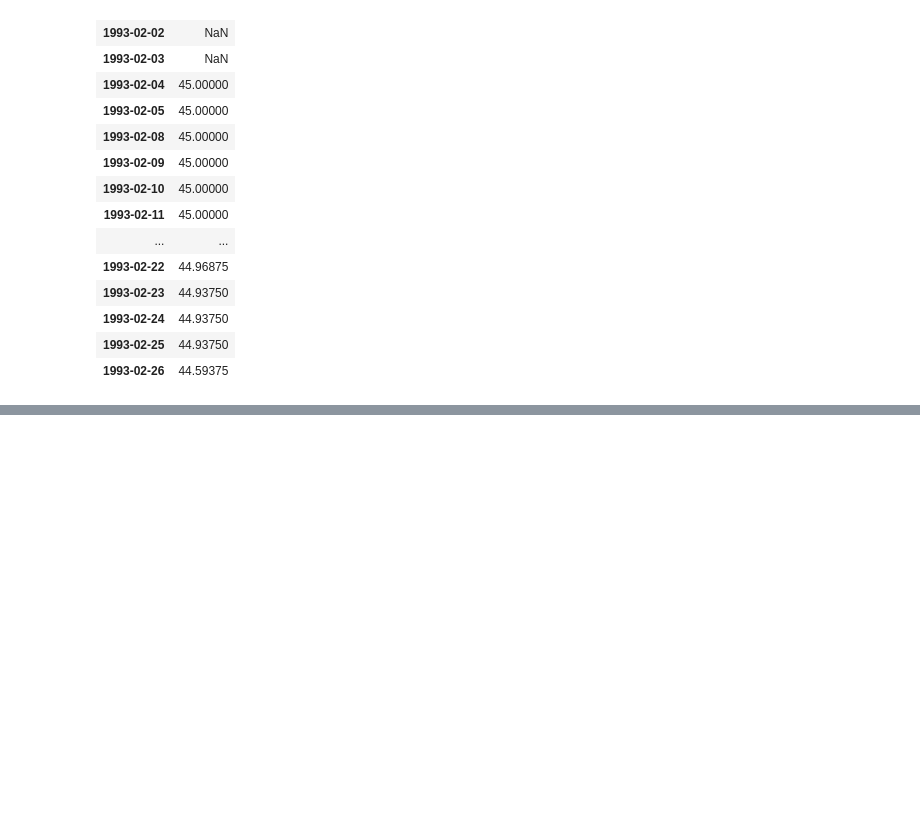
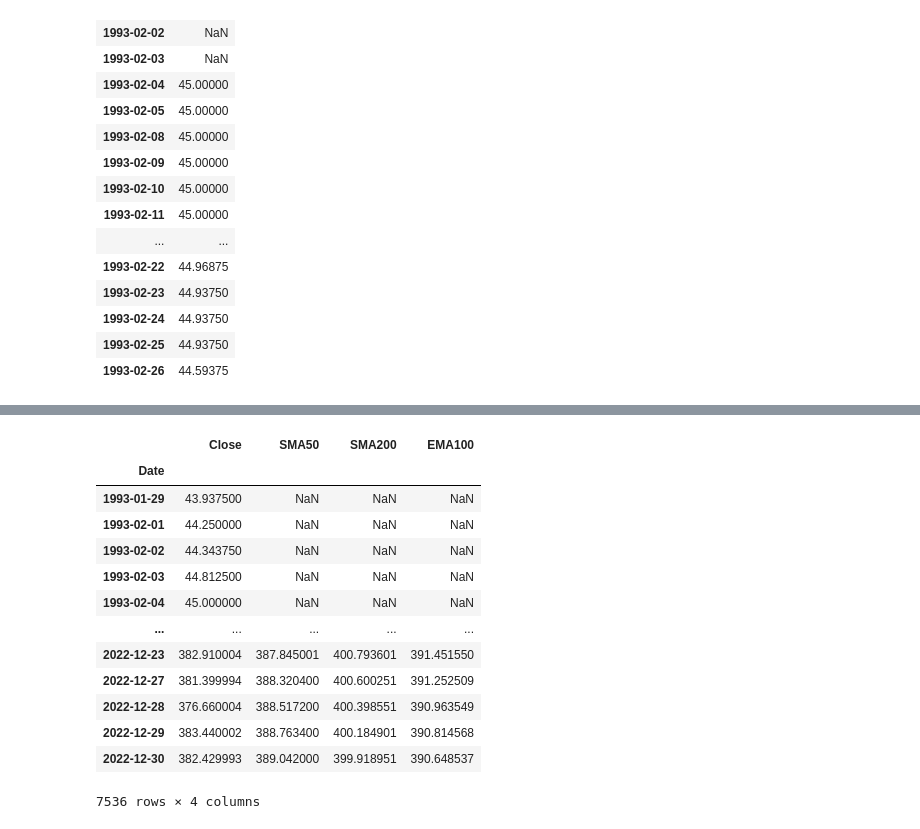
Before and after one commit to PeterLP123/Finance, a Jupyter notebook: Finance1.ipynb, the cells around one changed output, grey strips where cells are left out. Saved outputs shown, nothing was run; the diff lists cells and outputs as text; code cells hidden in the pictures; blank space fills up the shorter version.

```diff
--- a/Finance1.ipynb
+++ b/Finance1.ipynb
@@ -910,0 +935,19 @@ plt.show()
+# %%
+#Exponential Weighted Moving Average
+spy["EMA100"]=spy.Close.ewm(span=100,min_periods=100).mean()
+spy
+# %% [output]
+|  | Close | SMA50 | SMA200 | EMA100 |
+| Date |  |  |  |  |
+| 1993-01-29 | 43.937500 | NaN | NaN | NaN |
+| 1993-02-01 | 44.250000 | NaN | NaN | NaN |
+| 1993-02-02 | 44.343750 | NaN | NaN | NaN |
+| 1993-02-03 | 44.812500 | NaN | NaN | NaN |
+| 1993-02-04 | 45.000000 | NaN | NaN | NaN |
+| ... | ... | ... | ... | ... |
+| 2022-12-23 | 382.910004 | 387.845001 | 400.793601 | 391.451550 |
+| 2022-12-27 | 381.399994 | 388.320400 | 400.600251 | 391.252509 |
+| 2022-12-28 | 376.660004 | 388.517200 | 400.398551 | 390.963549 |
+| 2022-12-29 | 383.440002 | 388.763400 | 400.184901 | 390.814568 |
+| 2022-12-30 | 382.429993 | 389.042000 | 399.918951 | 390.648537 |
+7536 rows × 4 columns
```
Also changed, not shown: parts of 21 cells of this notebook.
